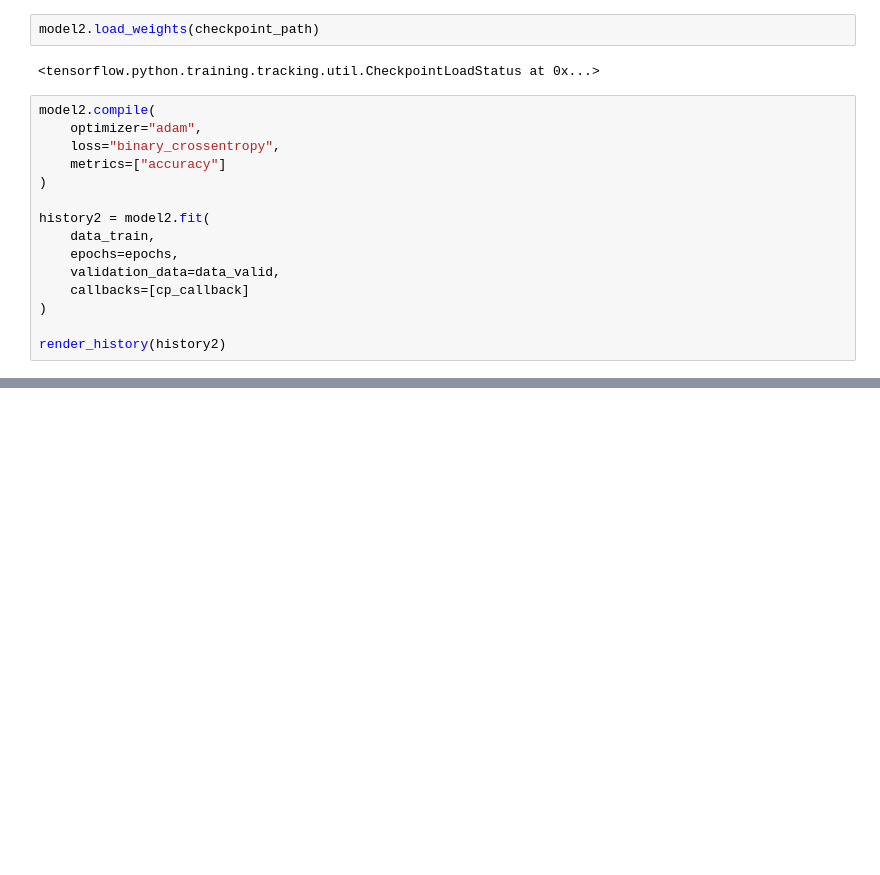
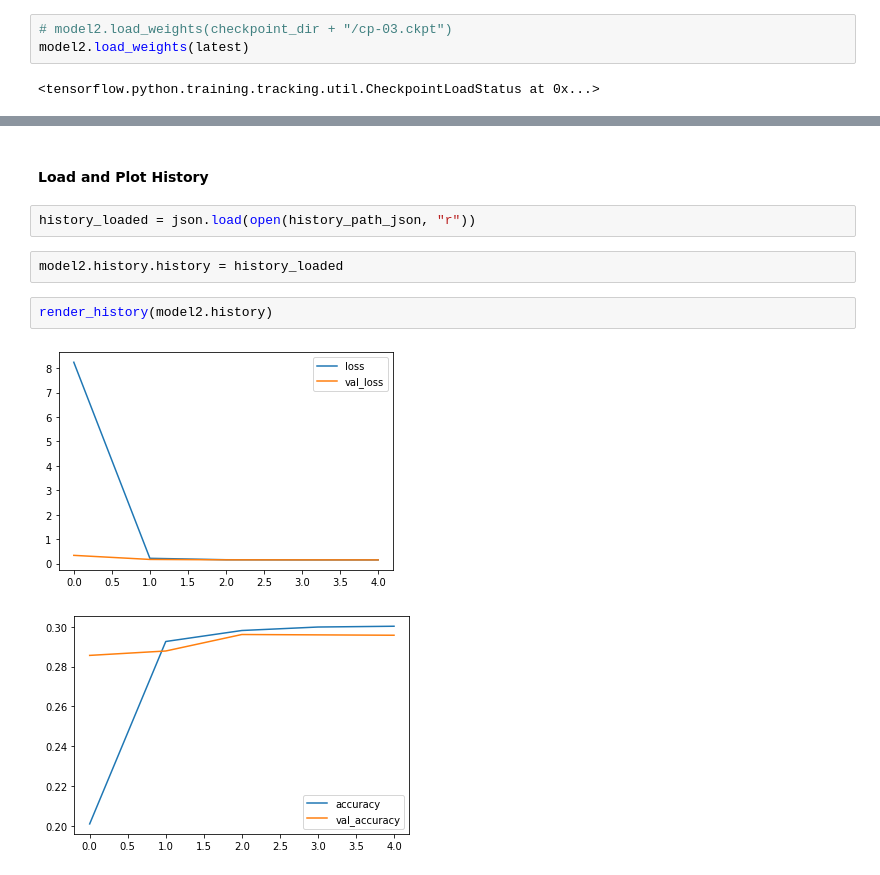
Before and after one commit to SimonAlexanderMarkus/DSR_Batch30, a Jupyter notebook: notebooks/Tensorflow/tf_load_and _save_tfmodels.ipynb, the cells around one changed output, grey strips where cells are left out. Cells and saved outputs as stored; diff of their text form; blank space fills up the shorter version.

```diff
--- a/notebooks/Tensorflow/tf_load_and _save_tfmodels.ipynb
+++ b/notebooks/Tensorflow/tf_load_and _save_tfmodels.ipynb
@@ -294,19 +308,5 @@ model2.add(layers.Dense(28, activation="softmax"))
 # %%
-model2.load_weights(checkpoint_path)
+# model2.load_weights(checkpoint_dir + "/cp-03.ckpt")
+model2.load_weights(latest)
 # %% [output]
 <tensorflow.python.training.tracking.util.CheckpointLoadStatus at 0x...>
-# %%
-model2.compile(
-    optimizer="adam",
-    loss="binary_crossentropy",
-    metrics=["accuracy"]
-)
-
-history2 = model2.fit(
-    data_train,
-    epochs=epochs,
-    validation_data=data_valid,
-    callbacks=[cp_callback]
-)
-
-render_history(history2)
@@ -324,0 +329,11 @@ Epoch 3: saving model to models/cp.cktp
+# %% [markdown]
+#### Load and Plot History
+# %%
+history_loaded = json.load(open(history_path_json, "r"))
+# %%
+model2.history.history = history_loaded
+# %%
+render_history(model2.history)
+# %% [output]
+[figure, added]
+[figure, added]
```
Also changed, not shown: parts of 43 cells of this notebook, 30 other files.
